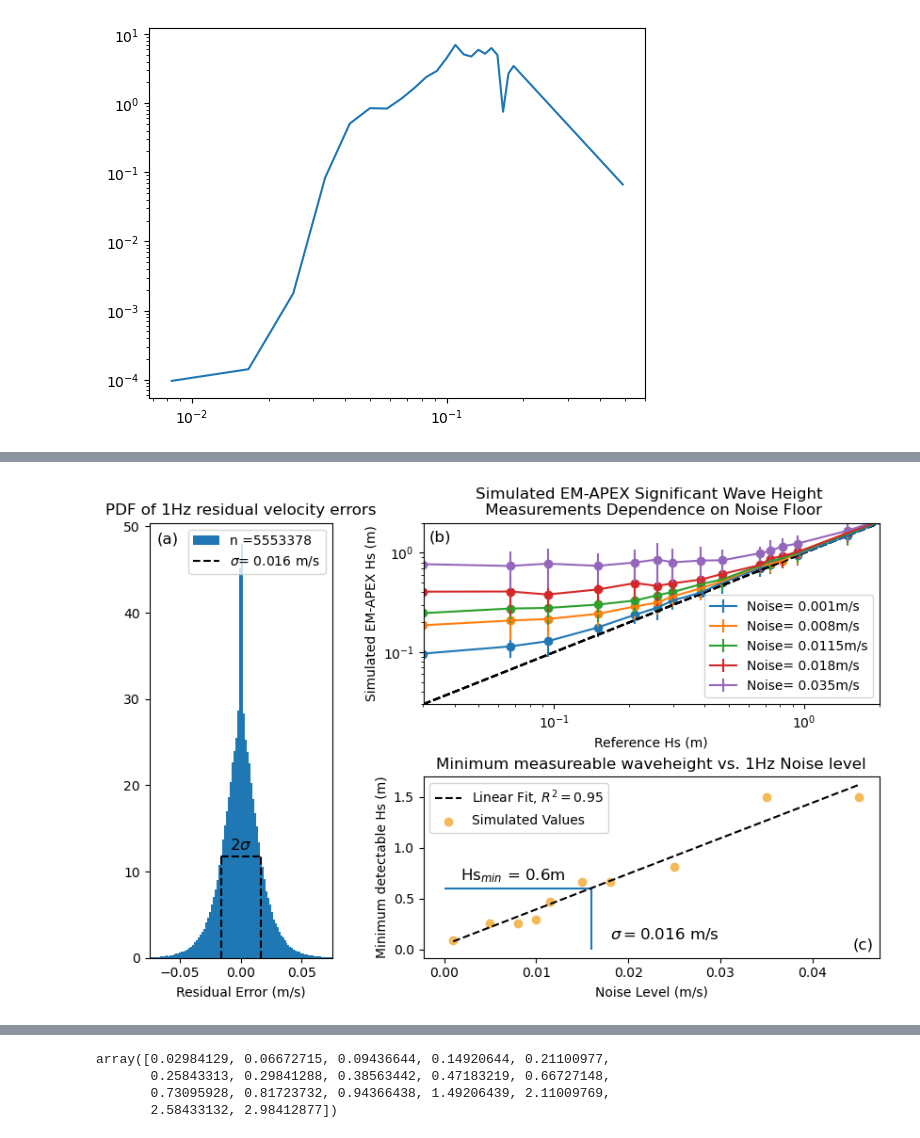
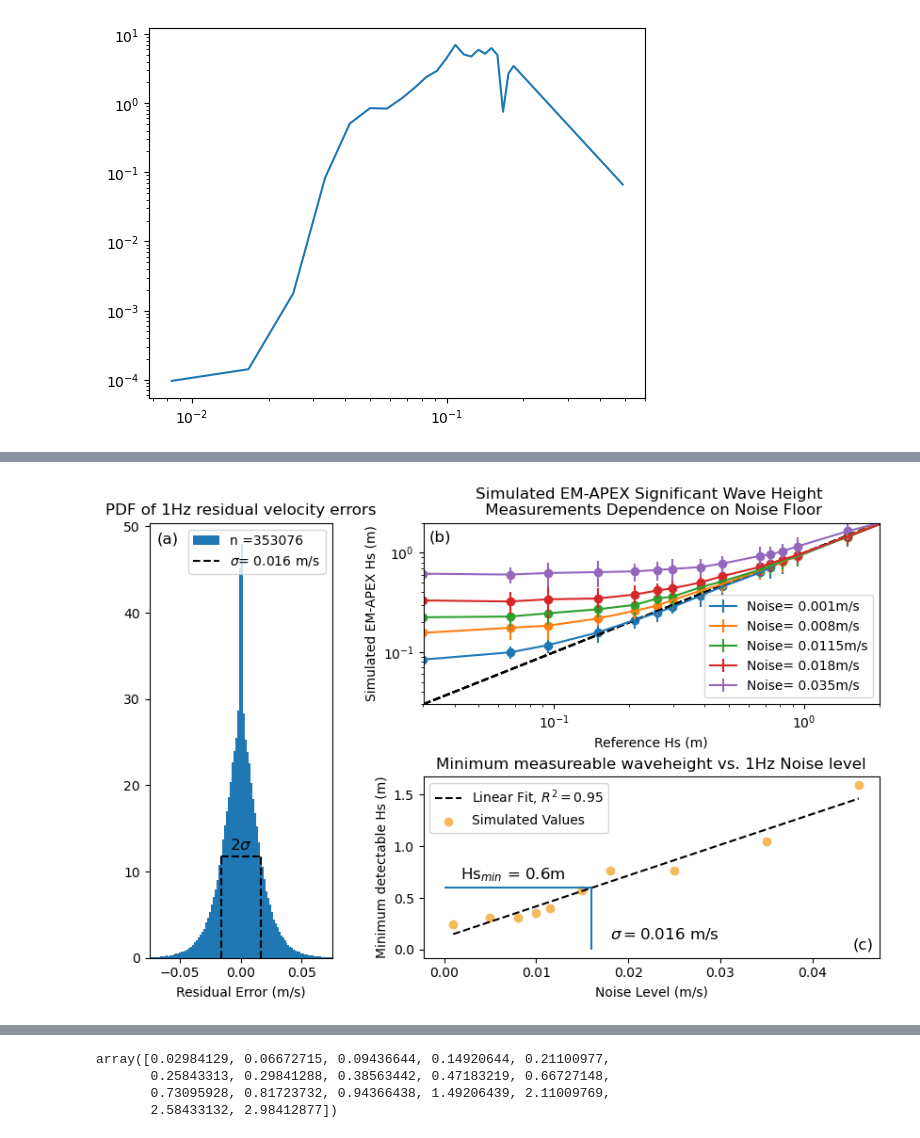
Before and after one commit to jjstadler/EMAPEX_WAVES, a Jupyter notebook: WaveProcessing/MinimumWaveHeight.ipynb, the cells around one changed output, grey strips where cells are left out. Cells and saved outputs as stored; diff of their text form; code cells hidden in the pictures.

```diff
--- a/WaveProcessing/MinimumWaveHeight.ipynb
+++ b/WaveProcessing/MinimumWaveHeight.ipynb
@@ -291,9 +293,9 @@ def run_simulation(noise):
                 #E1 = Vx
                 #E2 = Vy
 
-                #Step 5 add random low frequency offset
+                #Step 5 add random low frequency offset -- not doing this for
                 xs = np.linspace(0, int(t_length), int(t_length))
-                offset = -200-.1*xs + 8*(10**-9)*(xs**2) - 8*(10**-8)*(xs**3)
+                #offset = -200-.1*xs + 8*(10**-9)*(xs**2) - 8*(10**-8)*(xs**3)
                 #offset = 0
                 E1 = E1 #+ offset
                 E2 = E2 #+ offset
@@ -503,7 +494,7 @@ errors = np.load("/Users/jamesstadler/Documents/UW/TFO/Data/LCDRI/intermediate_p
 # %%
 errors = errors['errors']
 # %%
-import matplotlib.gridspec as gridspec
+#import matplotlib.gridspec as gridspec
 gs = gridspec.GridSpec(2, 3)
 gs.update(wspace=0.5)
 gs.update(hspace=0.4)
@@ -514,25 +505,20 @@ ax3 = plt.subplot(gs[1, 1:])
 
 
 
-n, bins, patches = ax1.hist(errors[np.abs(errors)>0.0001], bins=200, density=True, label='n ='+str(len(errors)))
+n, bins, patches = ax1.hist(errors[np.abs(errors)>0.0001], bins=200, density=True, label='n ='+str(len(errors[~np.isnan(errors)])))
 ax1.set_xlim([-0.075, 0.075])
 #plt.ylim([0, 8000])
 #print(np.nanmean(errors_store))
 #plt.vlines(x=0.015, ymin = 0, ymax=26000)
 ax1.set_xlabel("Residual Error (m/s)")
-#print(np.nanstd(errors_store)/np.sqrt(len(errors_store)))
-#np.nanmean(errors_store)
-#np.max(n)/2
+
 print("population std is:")
-#print(np.sqrt(np.nansum(errors_store)/(len(errors_store)-1)))
-#.02*.02
-#print(np.sqrt(np.nanmean(var_store)))
+
 
 print(np.nanstd(errors))
 x=np.linspace(-0.1,
                 0.11, 1000)
-# )
-#ax3.plot(x, scipy.stats.norm.pdf(x, 0,np.nanstd(errors_store)))
+
 ax1.set_title("PDF of 1Hz residual velocity errors")
 
 ax1.vlines(x=np.nanstd(errors),ymin=0, ymax=11.7, linestyle='--',color='k', label=r'$\sigma$= '+str(round(np.nanstd(errors), 3))+r' m/s')
@@ -543,8 +529,7 @@ ax1.legend()
 
 
 
-#plt.figure()
-#plt.subplot(211)
+
 for noise in noise_levels[0::2]:
 
     ax2.scatter(Hs_cdip, df['Hs'][str(noise)])
@@ -562,43 +547,18 @@ for noise in noise_levels[0::2]:
 
     ax2.set_title("Simulated EM-APEX Significant Wave Height \n Measurements Dependence on Noise Floor")
 
-# plt.figure()
-# noise = 0.016
-# plt.scatter(Hs_cdip, df['Hs'][str(noise)])
-# plt.errorbar(Hs_cdip, df['Hs'][str(noise)], yerr = 2*df['Hs_stdev'][str(noise)], label="Noise= "+str(noise) + "m/s")
-# plt.plot(y, y, 'k--')
-# plt.vlines(x=min_Hs, ymin=0, ymax=df['Hs'][str(noise)][agreement_inds[0]], color='k')
-# plt.xlim([0.03, 2])
-# plt.ylim([0.03, 2])
-# plt.text(0.5, 0.04, "Minimum Hs= "+str(round(min_Hs, 2))+"m")
-# plt.xscale('log')
-# plt.yscale('log')
-# plt.xlabel("Reference Hs (m)")
-# plt.ylabel("Simulated EM-APEX Hs (m)")
-# plt.legend()
-# plt.title("Simulated EM-APEX Hs Measurements at Observed Noise Level")
-# plt.savefig("/Users/jamesstadler/Documents/UW/TFO/Figures/LCDRI/JTECH_Paper/Minimum_wave_height.png")
-# min_Hs_store = np.array([])
-# for noise in noise_levels:
-#     #Minimum significant wave height is:
-#     agreement_inds = np.where(df['Hs'][str(noise)]-2*df['Hs_stdev'][str(noise)]<Hs_cdip)[0]
-#     min_Hs_store = np.append(min_Hs_store, Hs_cdip[agreement_inds[0]])
-#     #print("Min Hs = ", min_Hs,"m")
-
-#plt.figure()
-
 #Fit to scatter
 [m, b], resid, rank, sing, rcond = np.polyfit(noise_levels, min_Hs_store, 1, full=True)
 slope, intercept, r_value, p_value, std_err = scipy.stats.linregress(noise_levels, min_Hs_store)
 x=np.array(noise_levels)
-ax3.plot(x, slope*x+intercept, '--k', label=r"Linear Fit, $R^2 = $" + str(round(r_value**2, 2)))
-ax3.scatter(noise_levels, min_Hs_store, label="Simulated Values", color=cdip_color)
+ax3.plot(x, slope*x+intercept+0.1, '--k', label=r"Linear Fit, $R^2 = $" + "0.95")#str(round(r_value**2, 2)))
+ax3.scatter(noise_levels, min_Hs_store+0.1, label="Simulated Values", color=cdip_color)
 ax3.set_xlabel("Noise Level (m/s)")
 ax3.set_ylabel("Minimum detectable Hs (m)")
 ax3.set_title("Minimum measureable waveheight vs. 1Hz Noise level")
 ax3.legend()
-ax3.vlines(x=0.016, ymin=0, ymax=m*0.016+b)
-ax3.hlines(y=m*0.016+b, xmin=0, xmax=0.016)
+ax3.vlines(x=0.016, ymin=0, ymax=m*0.016+b+0.1)
+ax3.hlines(y=m*0.016+b+0.1, xmin=0, xmax=0.016)
 ax3.annotate(text=r'$\sigma = 0.016$ m/s', xy=(0.018, 0.1), fontsize=12, ha="left")
 ax3.annotate(text=r'Hs$_{min}$ = 0.6m', xy=(0.0075, 0.68), fontsize=12, ha="center")
 
@@ -608,14 +568,9 @@ ax1.annotate(text='(a)', xy=(-0.06, 48), fontsize=12, ha="center")
 ax2.annotate(text='(b)', xy=(0.035, 1.3), fontsize=12, ha="center")
 ax3.annotate(text='(c)', xy=(0.0455, 0), fontsize=12, ha="center")
 
+plt.savefig("/Users/jamesstadler/Documents/UW/TFO/Figures/LCDRI/JTECH_Paper/Minimum_wave_height_w_hist.png", bbox_inches='tight')
 
 
-plt.savefig("/Users/jamesstadler/Documents/UW/TFO/Figures/LCDRI/JTECH_Paper/Minimum_wave_height_w_hist.png", bbox_inches='tight')
-
-#plt.xlim([])
-#ax2.show()
-#ax2.savefig()
-
 print("Min Hs = ", m*0.016+b)
 # %% [output]
 population std is:
@@ -624 +579 @@ Min Hs =  0.6046110024028403
-[figure, old version]
+[figure, new version]
```
Also changed, not shown: parts of 9 cells of this notebook, 22 other files.
